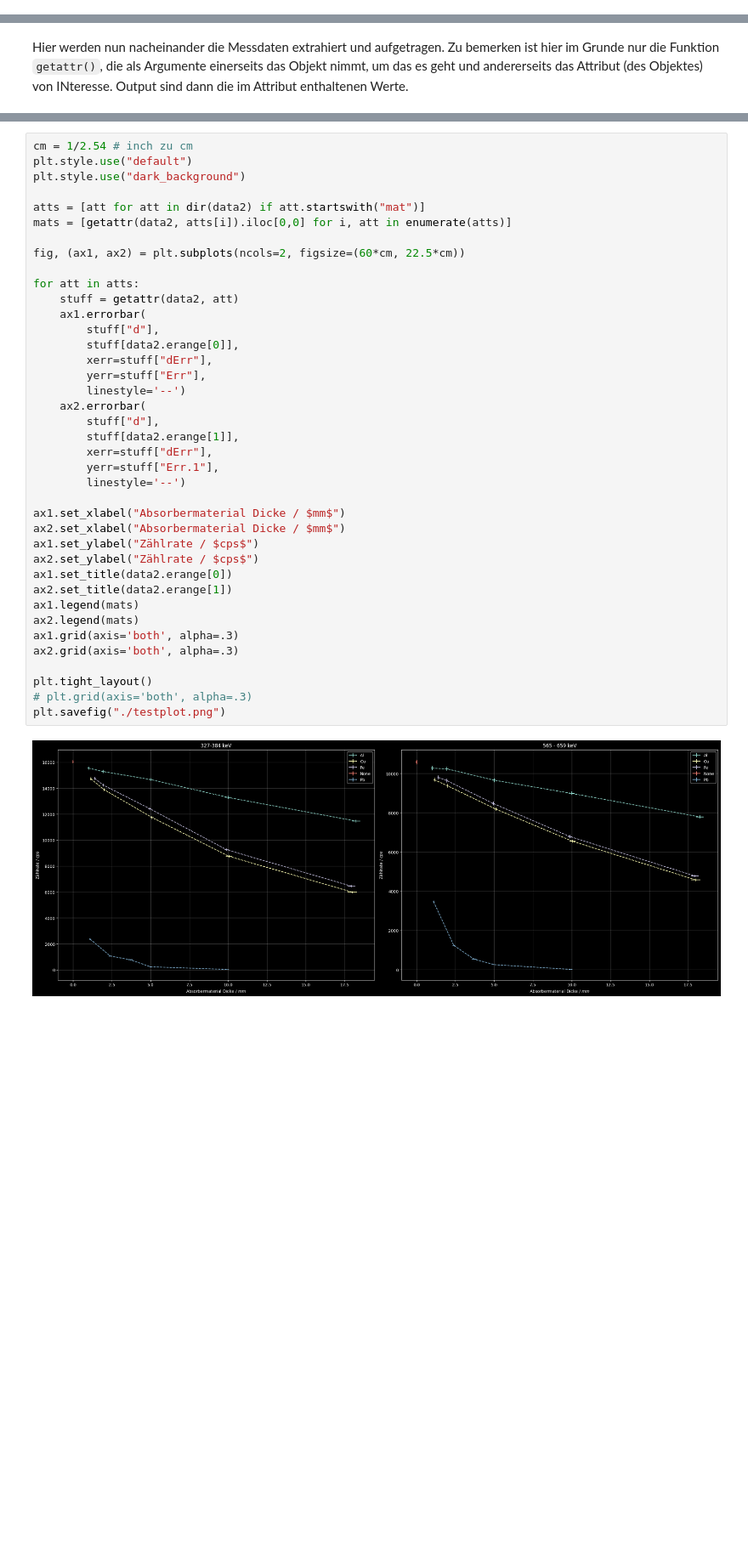
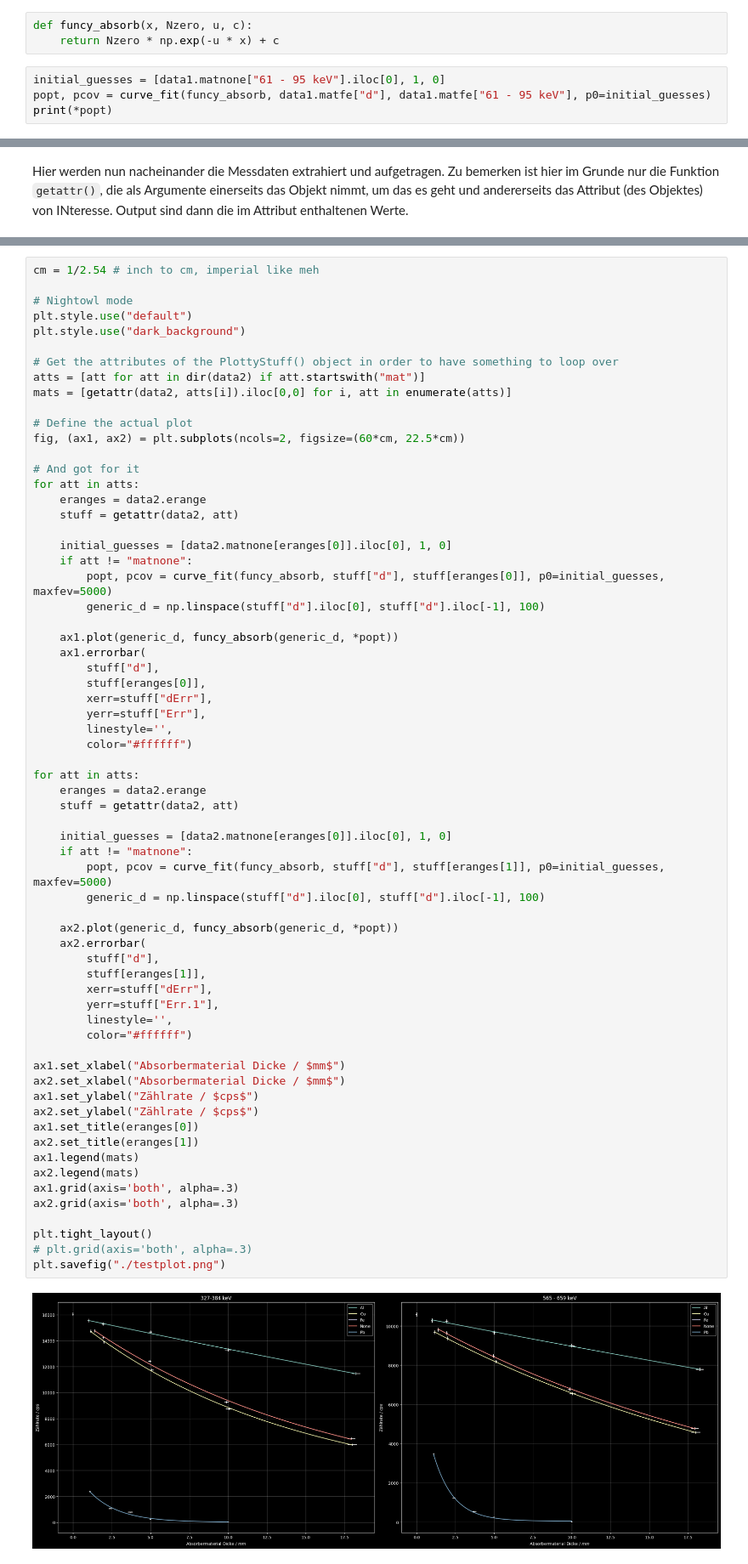
Before and after one commit to HateFindingNames/RadiationProtection_DetectorTechnology, a Jupyter notebook: V10/V10.ipynb, the cells around one changed output, grey strips where cells are left out. Shown at 85% size. Saved outputs shown, nothing was run; the diff lists cells and outputs as text; blank space fills up the shorter version.

```diff
--- a/V10/V10.ipynb
+++ b/V10/V10.ipynb
@@ -133,3 +133,10 @@ data1 = PlottyStuff(sample1)
 data2 = PlottyStuff(sample2)
 data3 = PlottyStuff(sample3)
 del sample1, sample2, sample3
+# %%
+def funcy_absorb(x, Nzero, u, c):
+    return Nzero * np.exp(-u * x) + c
+# %%
+initial_guesses = [data1.matnone["61 - 95 keV"].iloc[0], 1, 0]
+popt, pcov = curve_fit(funcy_absorb, data1.matfe["d"], data1.matfe["61 - 95 keV"], p0=initial_guesses)
+print(*popt)
@@ -184,42 +214,68 @@ plt.savefig("./testplot.png")
 # %%
-cm = 1/2.54 # inch zu cm
+cm = 1/2.54 # inch to cm, imperial like meh
+
+# Nightowl mode
 plt.style.use("default")
 plt.style.use("dark_background")
 
+# Get the attributes of the PlottyStuff() object in order to have something to loop over
 atts = [att for att in dir(data2) if att.startswith("mat")]
 mats = [getattr(data2, atts[i]).iloc[0,0] for i, att in enumerate(atts)]
 
+# Define the actual plot
 fig, (ax1, ax2) = plt.subplots(ncols=2, figsize=(60*cm, 22.5*cm))
 
+# And got for it
 for att in atts:
+    eranges = data2.erange
     stuff = getattr(data2, att)
+
+    initial_guesses = [data2.matnone[eranges[0]].iloc[0], 1, 0]
+    if att != "matnone":
+        popt, pcov = curve_fit(funcy_absorb, stuff["d"], stuff[eranges[0]], p0=initial_guesses, maxfev=5000)
+        generic_d = np.linspace(stuff["d"].iloc[0], stuff["d"].iloc[-1], 100)
+
+    ax1.plot(generic_d, funcy_absorb(generic_d, *popt))
     ax1.errorbar(
         stuff["d"],
-        stuff[data2.erange[0]],
+        stuff[eranges[0]],
         xerr=stuff["dErr"],
         yerr=stuff["Err"],
-        linestyle='--')
+        linestyle='',
+        color="#ffffff")
+
+for att in atts:
+    eranges = data2.erange
+    stuff = getattr(data2, att)
+
+    initial_guesses = [data2.matnone[eranges[0]].iloc[0], 1, 0]
+    if att != "matnone":
+        popt, pcov = curve_fit(funcy_absorb, stuff["d"], stuff[eranges[1]], p0=initial_guesses, maxfev=5000)
+        generic_d = np.linspace(stuff["d"].iloc[0], stuff["d"].iloc[-1], 100)
+
+    ax2.plot(generic_d, funcy_absorb(generic_d, *popt))
     ax2.errorbar(
         stuff["d"],
-        stuff[data2.erange[1]],
+        stuff[eranges[1]],
         xerr=stuff["dErr"],
         yerr=stuff["Err.1"],
-        linestyle='--')
+        linestyle='',
+        color="#ffffff")
 
 ax1.set_xlabel("Absorbermaterial Dicke / $mm$")
 ax2.set_xlabel("Absorbermaterial Dicke / $mm$")
 ax1.set_ylabel("Zählrate / $cps$")
 ax2.set_ylabel("Zählrate / $cps$")
-ax1.set_title(data2.erange[0])
-ax2.set_title(data2.erange[1])
+ax1.set_title(eranges[0])
+ax2.set_title(eranges[1])
 ax1.legend(mats)
 ax2.legend(mats)
 ax1.grid(axis='both', alpha=.3)
 ax2.grid(axis='both', alpha=.3)
 
 plt.tight_layout()
 # plt.grid(axis='both', alpha=.3)
 plt.savefig("./testplot.png")
 # %% [output]
-[figure, old version]
+[figure, new version]
 # %%
```
Also changed, not shown: parts of 4 cells of this notebook, 4 other files.
